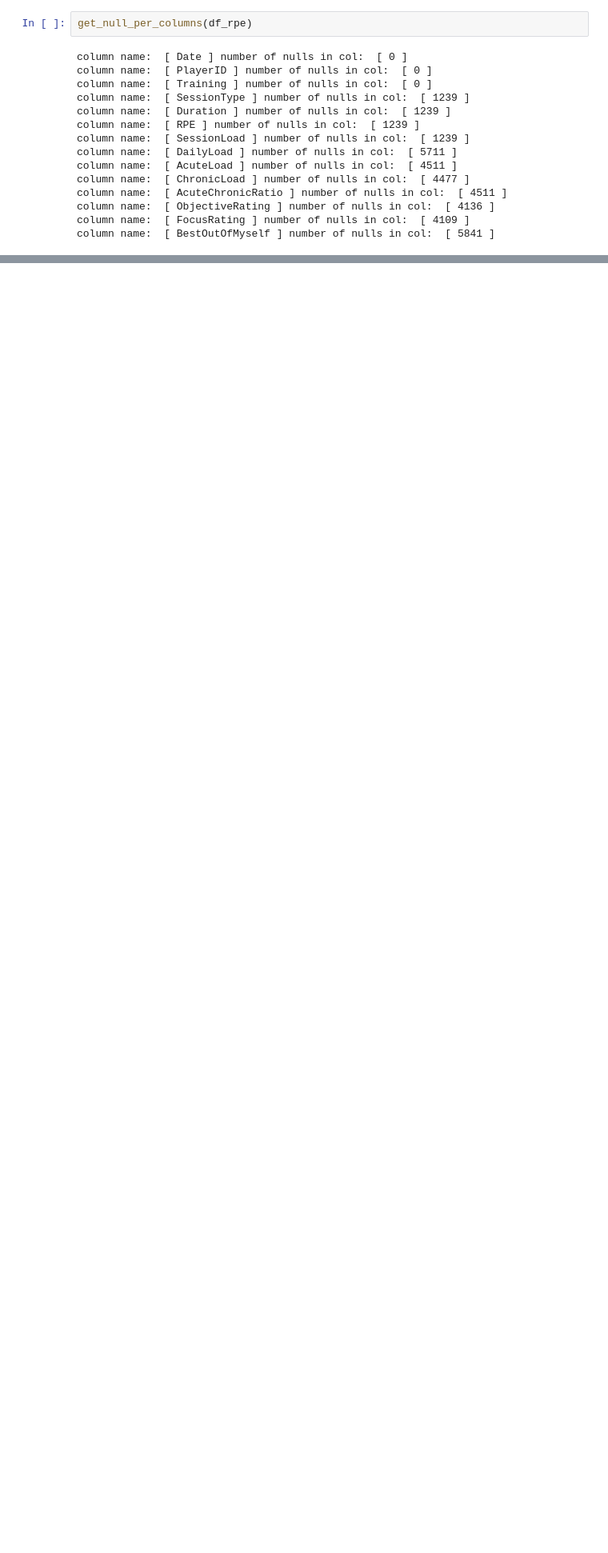
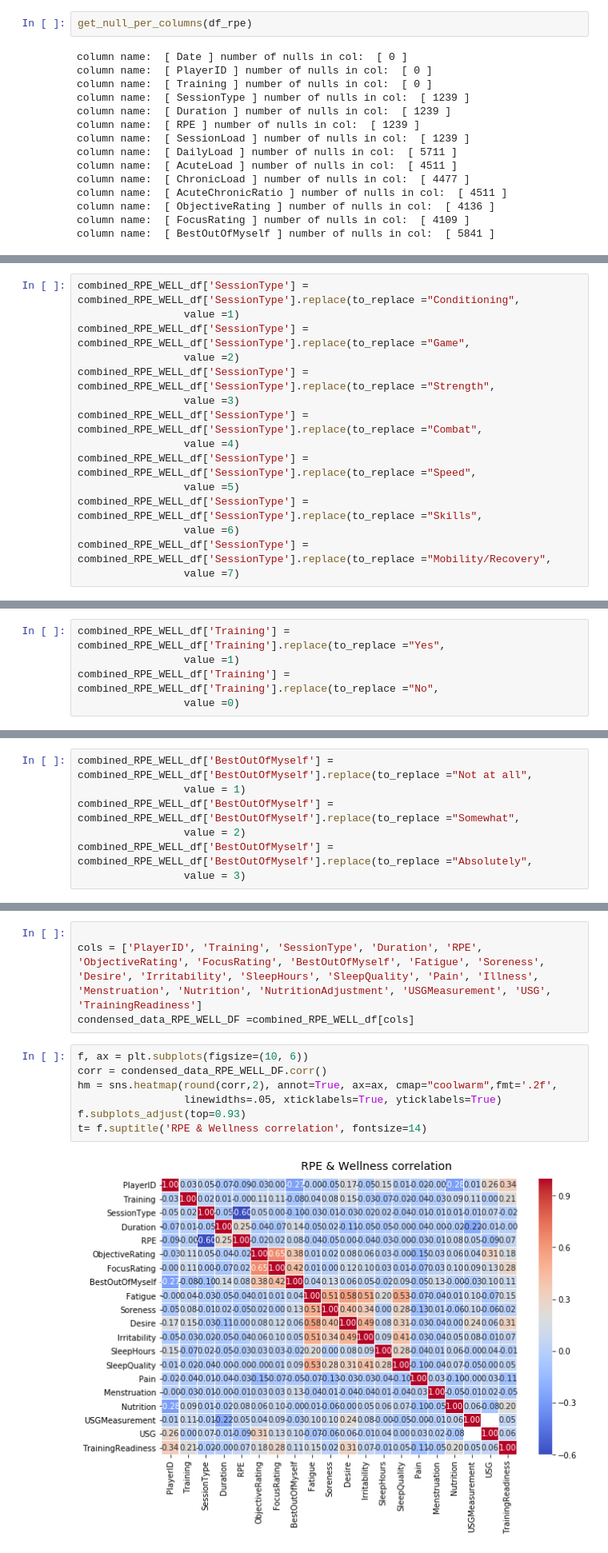
Before and after one commit to hollant3510/Datafest-project, a Jupyter notebook: Main.ipynb, the cells around one changed output, grey strips where cells are left out. Shown: that part at 80% size. Drawn from its saved outputs; the diff is of its cells as text; blank space fills up the shorter version.

```diff
--- a/Main.ipynb
+++ b/Main.ipynb
@@ -316,0 +407,15 @@ column name:  [ TrainingReadiness ] number of nulls in col:  [ 0 ]
+# %%
+combined_RPE_WELL_df['SessionType'] = combined_RPE_WELL_df['SessionType'].replace(to_replace ="Conditioning",
+                 value =1)
+combined_RPE_WELL_df['SessionType'] = combined_RPE_WELL_df['SessionType'].replace(to_replace ="Game",
+                 value =2)
+combined_RPE_WELL_df['SessionType'] = combined_RPE_WELL_df['SessionType'].replace(to_replace ="Strength",
+                 value =3)
+combined_RPE_WELL_df['SessionType'] = combined_RPE_WELL_df['SessionType'].replace(to_replace ="Combat",
+                 value =4)
+combined_RPE_WELL_df['SessionType'] = combined_RPE_WELL_df['SessionType'].replace(to_replace ="Speed",
+                 value =5)
+combined_RPE_WELL_df['SessionType'] = combined_RPE_WELL_df['SessionType'].replace(to_replace ="Skills",
+                 value =6)
+combined_RPE_WELL_df['SessionType'] = combined_RPE_WELL_df['SessionType'].replace(to_replace ="Mobility/Recovery",
+                 value =7)
@@ -316,0 +426,5 @@ column name:  [ TrainingReadiness ] number of nulls in col:  [ 0 ]
+# %%
+combined_RPE_WELL_df['Training'] = combined_RPE_WELL_df['Training'].replace(to_replace ="Yes",
+                 value =1)
+combined_RPE_WELL_df['Training'] = combined_RPE_WELL_df['Training'].replace(to_replace ="No",
+                 value =0)
@@ -316,0 +435,7 @@ column name:  [ TrainingReadiness ] number of nulls in col:  [ 0 ]
+# %%
+combined_RPE_WELL_df['BestOutOfMyself'] = combined_RPE_WELL_df['BestOutOfMyself'].replace(to_replace ="Not at all",
+                 value = 1)
+combined_RPE_WELL_df['BestOutOfMyself'] = combined_RPE_WELL_df['BestOutOfMyself'].replace(to_replace ="Somewhat",
+                 value = 2)
+combined_RPE_WELL_df['BestOutOfMyself'] = combined_RPE_WELL_df['BestOutOfMyself'].replace(to_replace ="Absolutely",
+                 value = 3)
@@ -316,0 +446,13 @@ column name:  [ TrainingReadiness ] number of nulls in col:  [ 0 ]
+# %%
+
+cols = ['PlayerID', 'Training', 'SessionType', 'Duration', 'RPE', 'ObjectiveRating', 'FocusRating', 'BestOutOfMyself', 'Fatigue', 'Soreness', 'Desire', 'Irritability', 'SleepHours', 'SleepQuality', 'Pain', 'Illness', 'Menstruation', 'Nutrition', 'NutritionAdjustment', 'USGMeasurement', 'USG', 'TrainingReadiness']
+condensed_data_RPE_WELL_DF =combined_RPE_WELL_df[cols]
+# %%
+f, ax = plt.subplots(figsize=(10, 6))
+corr = condensed_data_RPE_WELL_DF.corr()
+hm = sns.heatmap(round(corr,2), annot=True, ax=ax, cmap="coolwarm",fmt='.2f',
+                 linewidths=.05, xticklabels=True, yticklabels=True)
+f.subplots_adjust(top=0.93)
+t= f.suptitle('RPE & Wellness correlation', fontsize=14)
+# %% [output]
+[figure, added]
```
Also changed, not shown: parts of 21 cells of this notebook.
